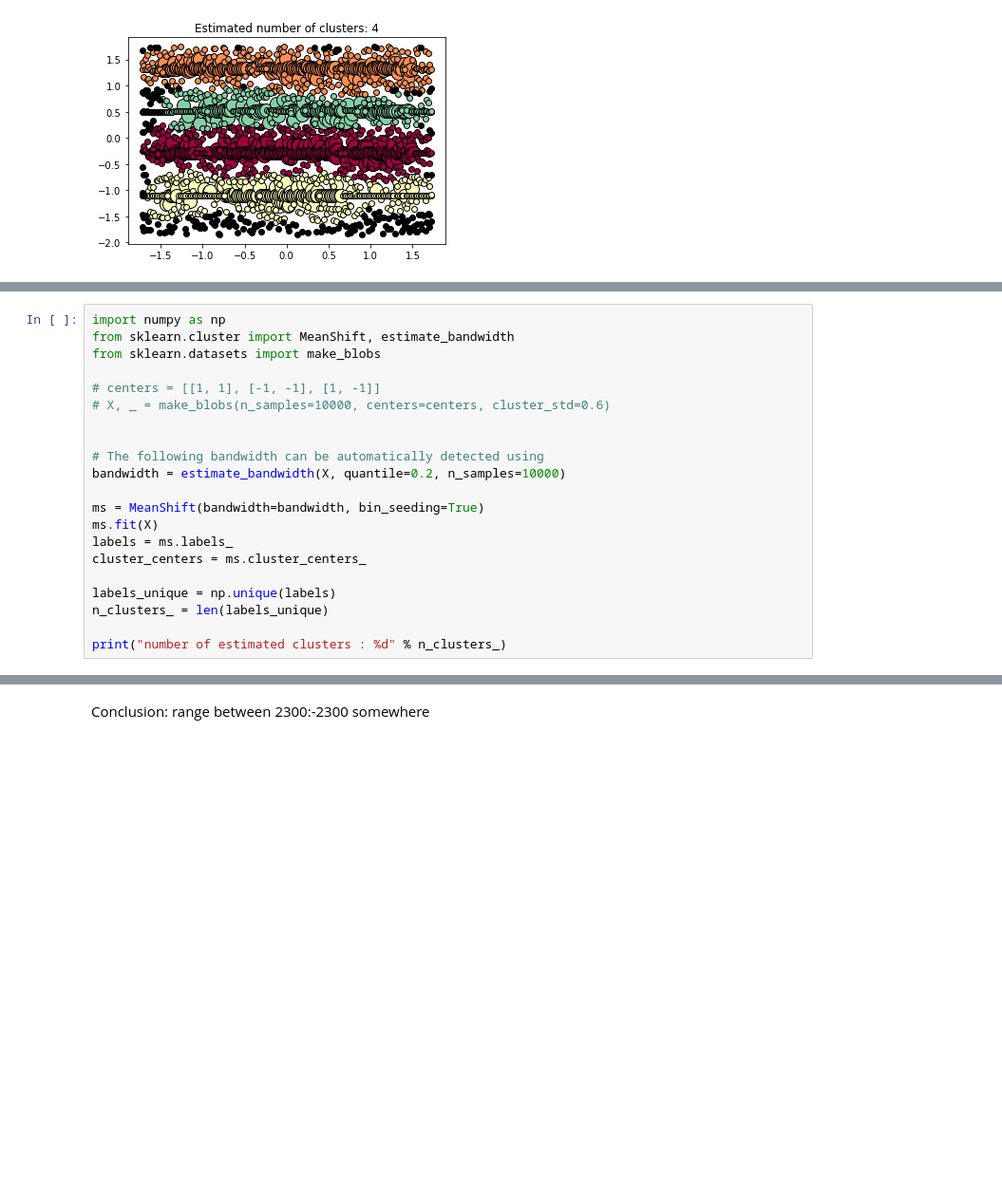
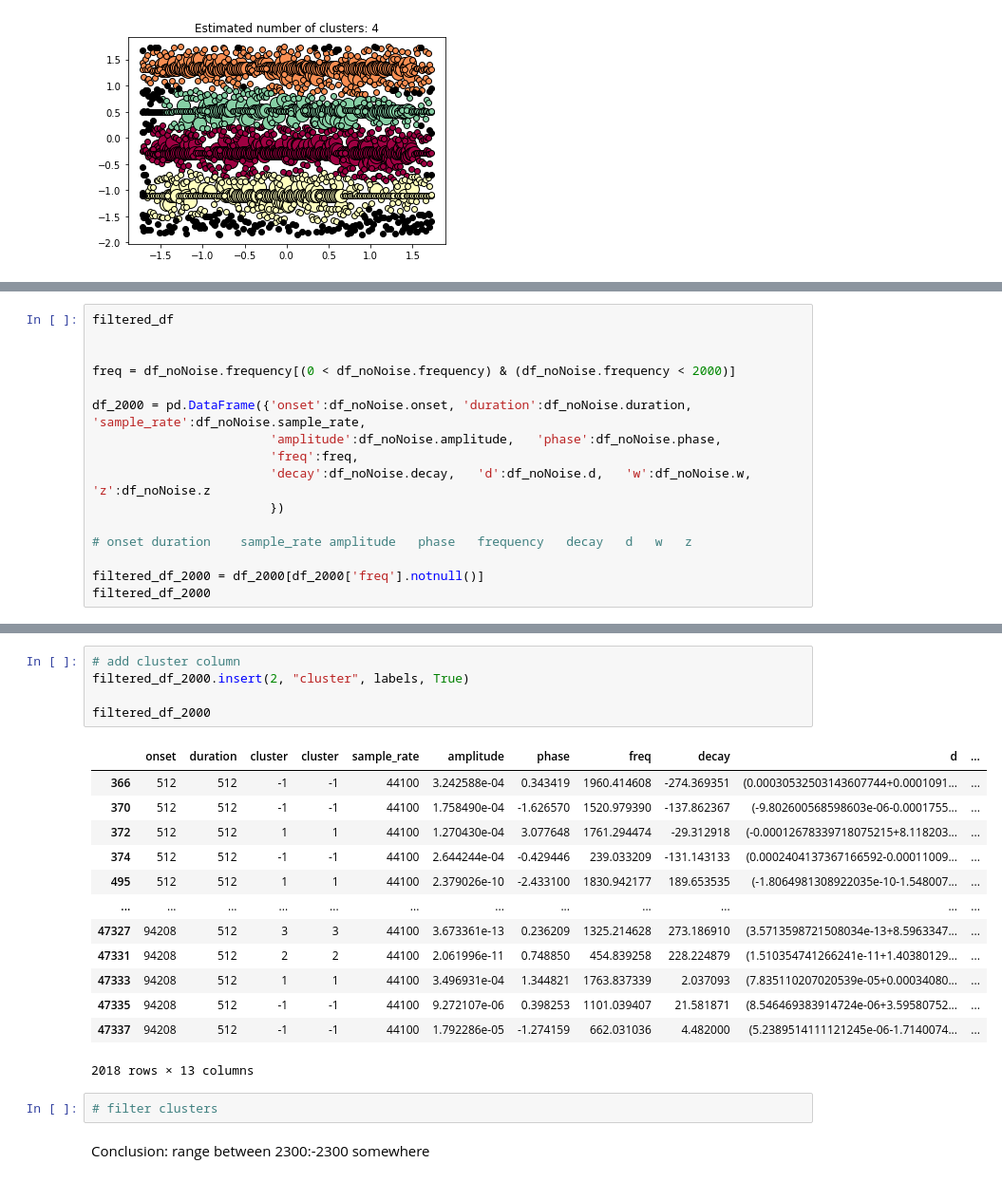
Before and after one commit to anastasiakrouglova/Master-Thesis, a Jupyter notebook: PlinearRegression.ipynb, the cells around one changed output, grey strips where cells are left out. Shown: that part at 95% size. Drawn from its saved outputs; the diff is of its cells as text; blank space fills up the shorter version.

```diff
--- a/PlinearRegression.ipynb
+++ b/PlinearRegression.ipynb
@@ -288,21 +279,0 @@ Text(0.5, 1.0, 'Density Plot - onset')
-# %%
-import numpy as np
-from sklearn.cluster import MeanShift, estimate_bandwidth
-from sklearn.datasets import make_blobs
-
-# centers = [[1, 1], [-1, -1], [1, -1]]
-# X, _ = make_blobs(n_samples=10000, centers=centers, cluster_std=0.6)
-
-
-# The following bandwidth can be automatically detected using
-bandwidth = estimate_bandwidth(X, quantile=0.2, n_samples=10000)
-
-ms = MeanShift(bandwidth=bandwidth, bin_seeding=True)
-ms.fit(X)
-labels = ms.labels_
-cluster_centers = ms.cluster_centers_
-
-labels_unique = np.unique(labels)
-n_clusters_ = len(labels_unique)
-
-print("number of estimated clusters : %d" % n_clusters_)
@@ -348,0 +287,16 @@ plt.show()
+# %%
+filtered_df
+
+
+freq = df_noNoise.frequency[(0 < df_noNoise.frequency) & (df_noNoise.frequency < 2000)]
+
+df_2000 = pd.DataFrame({'onset':df_noNoise.onset, 'duration':df_noNoise.duration, 'sample_rate':df_noNoise.sample_rate,
+                        'amplitude':df_noNoise.amplitude,	'phase':df_noNoise.phase,
+                        'freq':freq,
+                        'decay':df_noNoise.decay,	'd':df_noNoise.d,	'w':df_noNoise.w,	'z':df_noNoise.z
+                        })
+
+# onset	duration	sample_rate	amplitude	phase	frequency	decay	d	w	z
+
+filtered_df_2000 = df_2000[df_2000['freq'].notnull()]
+filtered_df_2000
@@ -349,3 +317,24 @@ plt.show()
+# %%
+# add cluster column
+filtered_df_2000.insert(2, "cluster", labels, True)
+
+filtered_df_2000
+# %% [output]
+|  | onset | duration | cluster | cluster | sample_rate | amplitude | phase | freq | decay | d | ... |
+| 366 | 512 | 512 | -1 | -1 | 44100 | 3.242588e-04 | 0.343419 | 1960.414608 | -274.369351 | (0.00030532503143607744+0.0001091... | ... |
+| 370 | 512 | 512 | -1 | -1 | 44100 | 1.758490e-04 | -1.626570 | 1520.979390 | -137.862367 | (-9.802600568598603e-06-0.0001755... | ... |
+| 372 | 512 | 512 | 1 | 1 | 44100 | 1.270430e-04 | 3.077648 | 1761.294474 | -29.312918 | (-0.00012678339718075215+8.118203... | ... |
+| 374 | 512 | 512 | -1 | -1 | 44100 | 2.644244e-04 | -0.429446 | 239.033209 | -131.143133 | (0.0002404137367166592-0.00011009... | ... |
+| 495 | 512 | 512 | 1 | 1 | 44100 | 2.379026e-10 | -2.433100 | 1830.942177 | 189.653535 | (-1.8064981308922035e-10-1.548007... | ... |
+| ... | ... | ... | ... | ... | ... | ... | ... | ... | ... | ... | ... |
+| 47327 | 94208 | 512 | 3 | 3 | 44100 | 3.673361e-13 | 0.236209 | 1325.214628 | 273.186910 | (3.5713598721508034e-13+8.5963347... | ... |
+| 47331 | 94208 | 512 | 2 | 2 | 44100 | 2.061996e-11 | 0.748850 | 454.839258 | 228.224879 | (1.510354741266241e-11+1.40380129... | ... |
+| 47333 | 94208 | 512 | 1 | 1 | 44100 | 3.496931e-04 | 1.344821 | 1763.837339 | 2.037093 | (7.835110207020539e-05+0.00034080... | ... |
+| 47335 | 94208 | 512 | -1 | -1 | 44100 | 9.272107e-06 | 0.398253 | 1101.039407 | 21.581871 | (8.546469383914724e-06+3.59580752... | ... |
+| 47337 | 94208 | 512 | -1 | -1 | 44100 | 1.792286e-05 | -1.274159 | 662.031036 | 4.482000 | (5.2389514111121245e-06-1.7140074... | ... |
+2018 rows × 13 columns
+# %%
+# filter clusters
 # %% [markdown]
 Conclusion: range between 2300:-2300 somewhere
 # %%
```
Also changed, not shown: parts of 16 cells of this notebook, 5 other files.
